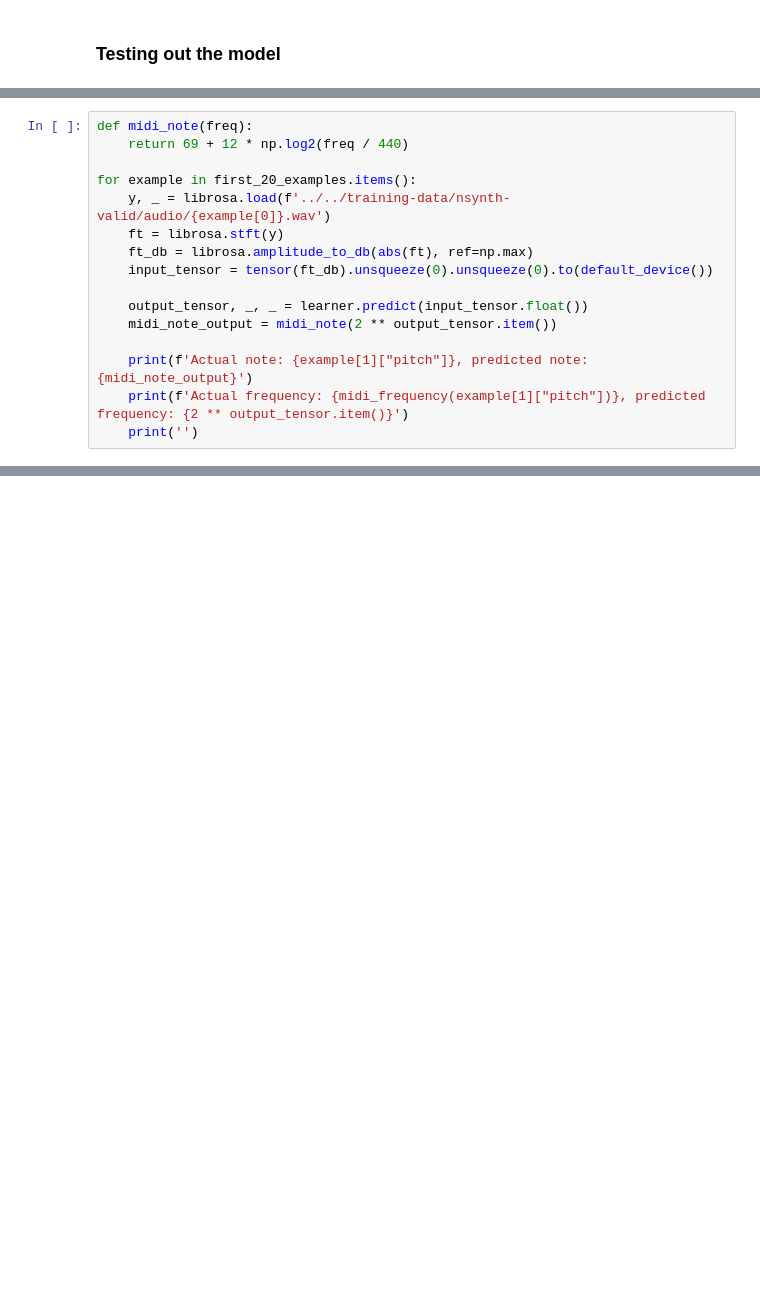
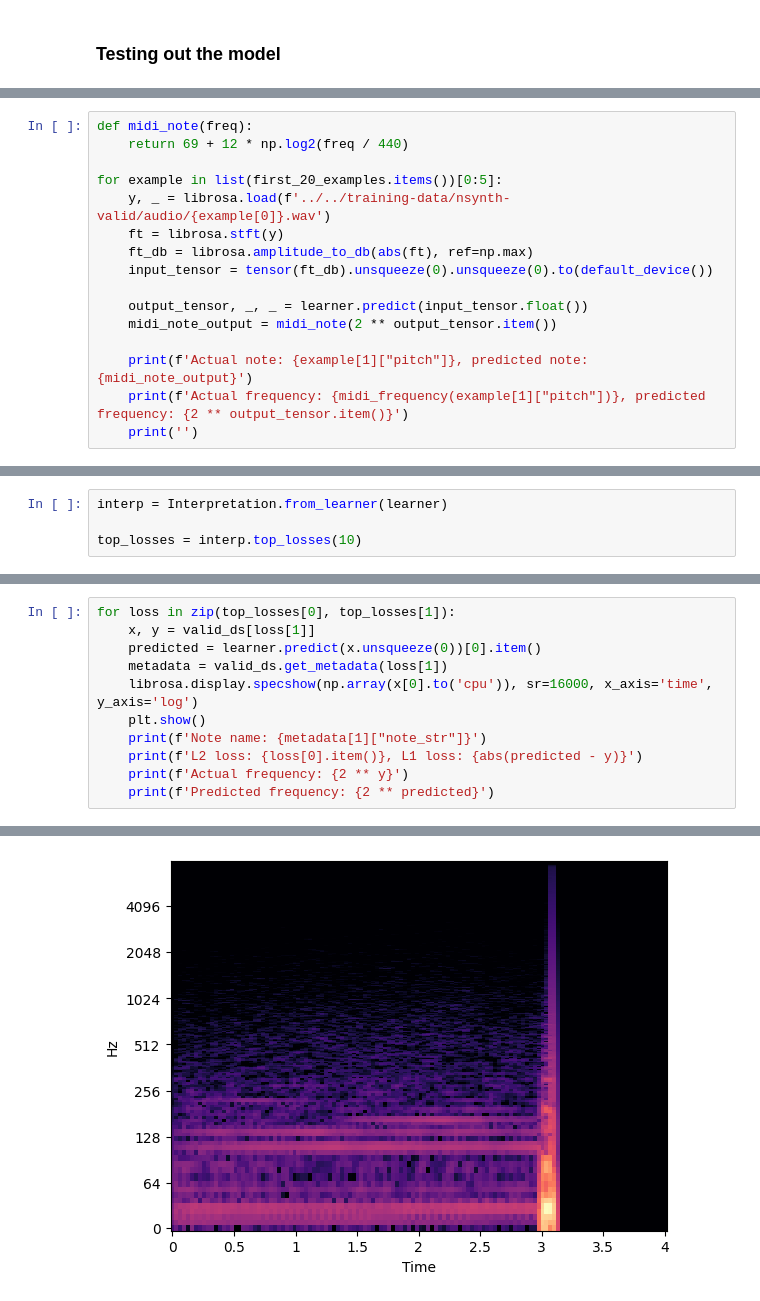
Before and after one commit to Anton-Tcholakov/fastai-playground, a Jupyter notebook: exercises/pitch_detector/pitch_detector.ipynb, the cells around one changed output, grey strips where cells are left out. Saved outputs shown, nothing was run; the diff lists cells and outputs as text; blank space fills up the shorter version.

```diff
--- a/exercises/pitch_detector/pitch_detector.ipynb
+++ b/exercises/pitch_detector/pitch_detector.ipynb
@@ -203,7 +228,7 @@ We note that the validation loss is consistently significantly lower than the tr
 def midi_note(freq):
     return 69 + 12 * np.log2(freq / 440)
 
-for example in first_20_examples.items():
+for example in list(first_20_examples.items())[0:5]:
     y, _ = librosa.load(f'../../training-data/nsynth-valid/audio/{example[0]}.wav')
     ft = librosa.stft(y)
     ft_db = librosa.amplitude_to_db(abs(ft), ref=np.max)
@@ -237,0 +261,4 @@ Actual frequency: 82.4068892282175, predicted frequency: 82.5494413298013
+# %%
+interp = Interpretation.from_learner(learner)
+
+top_losses = interp.top_losses(10)
@@ -237,0 +267,12 @@ Actual frequency: 82.4068892282175, predicted frequency: 82.5494413298013
+# %%
+for loss in zip(top_losses[0], top_losses[1]):
+    x, y = valid_ds[loss[1]]
+    predicted = learner.predict(x.unsqueeze(0))[0].item()
+    metadata = valid_ds.get_metadata(loss[1])
+    librosa.display.specshow(np.array(x[0].to('cpu')), sr=16000, x_axis='time', y_axis='log')
+    plt.show()
+    print(f'Note name: {metadata[1]["note_str"]}')
+    print(f'L2 loss: {loss[0].item()}, L1 loss: {abs(predicted - y)}')
+    print(f'Actual frequency: {2 ** y}')
+    print(f'Predicted frequency: {2 ** predicted}')
+# %% [output]
@@ -237,0 +280 @@ Actual frequency: 82.4068892282175, predicted frequency: 82.5494413298013
+[figure, added]
```
Also changed, not shown: parts of 17 cells of this notebook.
